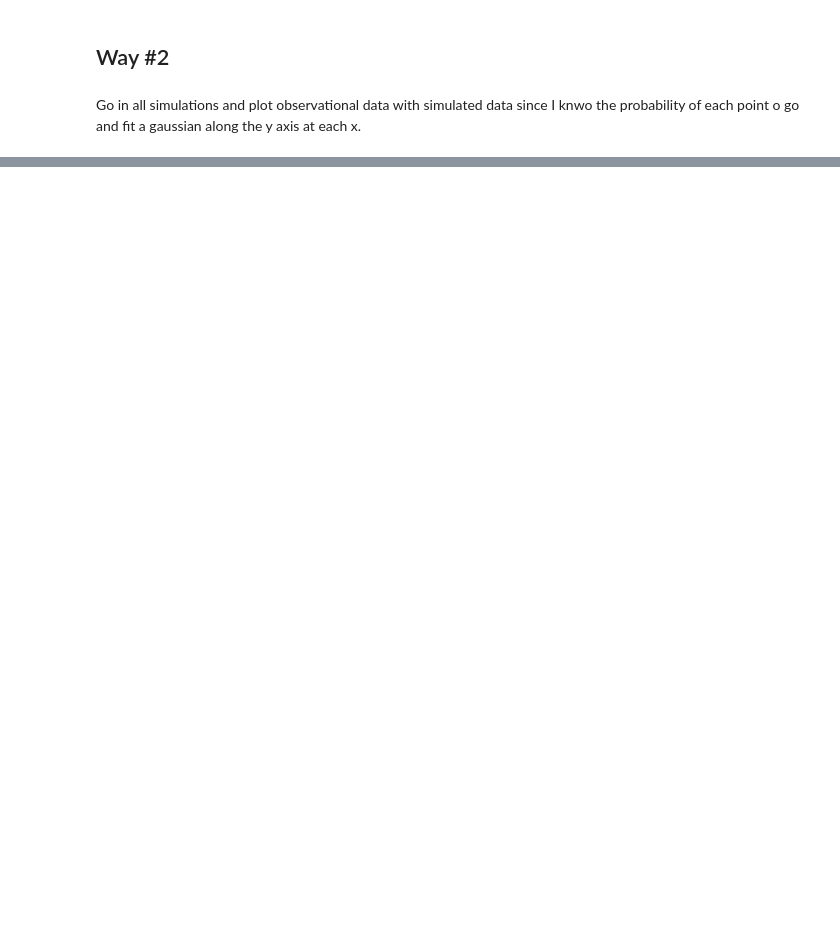
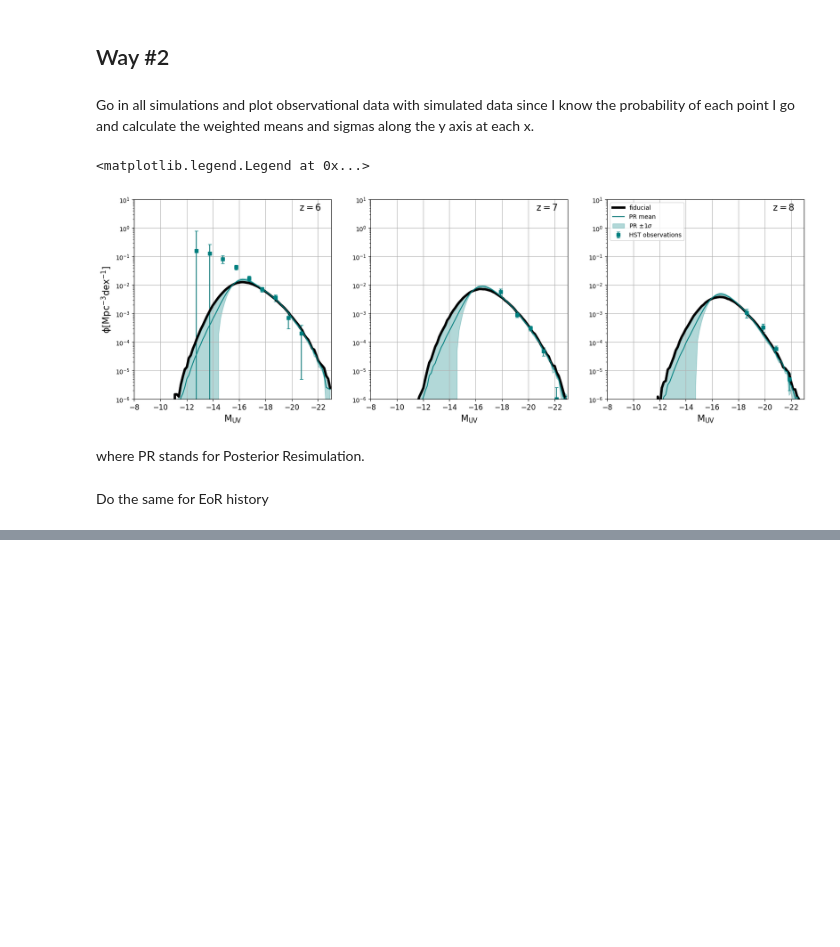
Before and after one commit to nikos-triantafyllou/Database-21cmFASTv4, a Jupyter notebook: Tutorial/Chi_squared.ipynb, the cells around one changed output, grey strips where cells are left out. Cells and saved outputs as stored; diff of their text form; code cells hidden in the pictures; blank space fills up the shorter version.

```diff
--- a/Tutorial/Chi_squared.ipynb
+++ b/Tutorial/Chi_squared.ipynb
@@ -665,4 +668,4 @@ axsLF[0].set_ylabel(r"$\rm \phi [Mpc^{-3} dex^{-1}]$",fontsize=15);
 # %% [markdown]
 ## Way #2
 # %% [markdown]
-Go in all simulations and plot observational data with simulated data since I knwo the probability of each point o go and fit a gaussian along the y axis at each x.
+Go in all simulations and plot observational data with simulated data since I know the probability of each point I go and calculate the weighted means and sigmas along the y axis at each x.
@@ -670,0 +672,6 @@ Go in all simulations and plot observational data with simulated data since I kn
+# %%
+posterior_probs = []
+for i in np.exp(log_weights_shifted):
+    if i<1e-14:
+        i = 0
+    posterior_probs.append(i)
@@ -670,0 +690,59 @@ Go in all simulations and plot observational data with simulated data since I kn
+# %%
+# Calculate the weighted means and sigmas for all 3 redshifts, for all phis at different Muvs and for all simulations
+
+means = [[], [], []]
+stds = [[], [], []]
+for qq, redshift in enumerate([6,7,8]):
+    for i in range(phi_array[qq, 0,:].shape[0]): # 99 i.e. number of Muv bins
+        mean, std = d_utils.weighted_mean_std(phi_array[qq,:,i], posterior_probs)
+        means[qq].append(mean)
+        stds[qq].append(std)
+
+means = np.array(means)
+stds = np.array(stds)
+# %%
+## UV LF ##
+Muv_limits = [-23, -8]
+fig, axsLF = plt.subplots(nrows = 1, ncols=3, figsize = (20,6))
+for qq, redshift in enumerate([6,7,8]):
+    fLF = '/home/ntriantafyllou/projects/database/UVLFs/Daniela_stuff/LFs/LF_obs_Bouwens_%.6f.txt'%(redshift)
+
+    datainput = np.loadtxt(fLF)
+    axsLF[qq].errorbar(datainput[::2,0], (datainput[::2,1]), yerr=datainput[::2,2], color='teal',fmt='s',zorder=2, capsize=3, label = 'HST observations')
+
+    hdf = h5py.File(f'/projects/cosmo_database/ntriantafyllou/DATABASE_21cmFASTv4/indicative_simulations/plus_minus_new/id_{21}.h5')
+    Muv, phi = d_utils.get_uvlf(redshift, hdf, np.linspace(-23,-8, 100))
+    axsLF[qq].plot(Muv, phi, color='black', linewidth =4, label = 'fiducial')
+
+    # Compute upper and lower bounds for the shaded region
+    upper_bound = means[qq] + stds[qq]
+    lower_bound = means[qq] - stds[qq]
+
+    # Plot the mean line
+    axsLF[qq].plot(Muv, means[qq], color='teal', label='PR mean')
+
+    # Fill the shaded region (Mean ± Standard Deviation)
+    axsLF[qq].fill_between(Muv, lower_bound, upper_bound, color='teal', alpha=0.3, label=r'PR $\pm 1\sigma$')
+
+
+
+    axsLF[qq].text(0.95,0.98, fr'$ \rm z={redshift} $', horizontalalignment='right',\
+                  verticalalignment='top',transform=axsLF[qq].transAxes,fontsize=15)
+
+    axsLF[qq].set_xlim(Muv_limits[::-1])
+    axsLF[qq].set_ylim(1e-6,10)
+    axsLF[qq].set_yscale('log')
+    axsLF[qq].set_xlabel(r'$\rm M_{\rm UV}$',fontsize=15)
+    axsLF[qq].xaxis.set_tick_params(labelsize=12)
+    axsLF[qq].grid()
+
+
+axsLF[0].set_ylabel(r"$\rm \phi [Mpc^{-3} dex^{-1}]$",fontsize=15);
+plt.legend()
+# %% [output]
+<matplotlib.legend.Legend at 0x...>
+[figure, added]
+# %% [markdown]
+where PR stands for Posterior Resimulation.
+# %% [markdown]
+Do the same for EoR history
```
Also changed, not shown: parts of 10 cells of this notebook.
